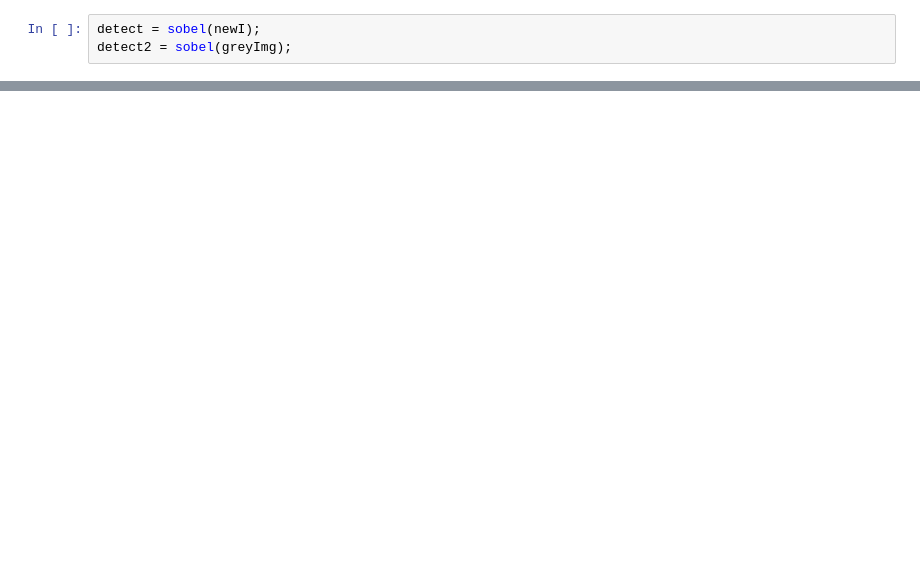
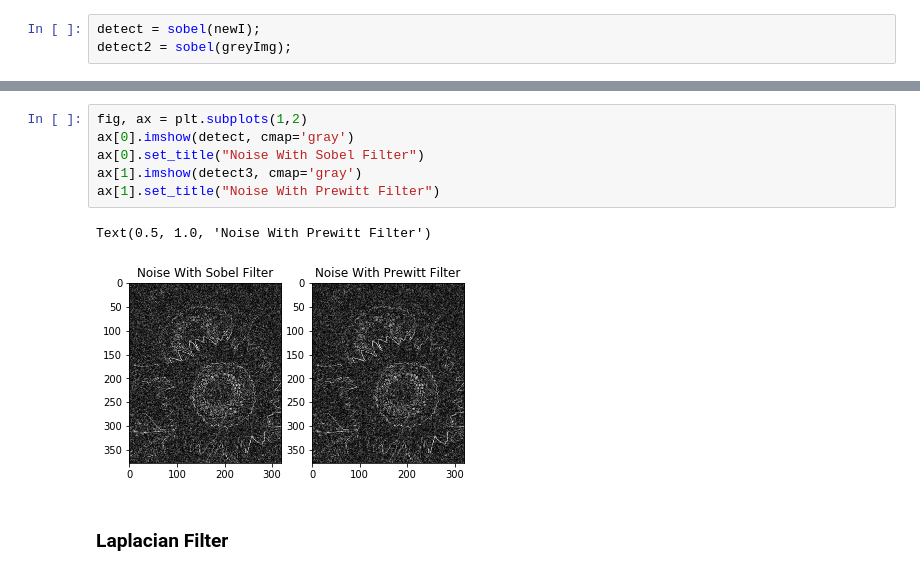
Before and after one commit to chloequinto/ImgProc, a Jupyter notebook: Project/Edge Detection.ipynb, the cells around one changed output, grey strips where cells are left out. Drawn from its saved outputs; the diff is of its cells as text; blank space fills up the shorter version.

```diff
--- a/Project/Edge Detection.ipynb
+++ b/Project/Edge Detection.ipynb
@@ -133,0 +150,11 @@ fig.subplots_adjust(hspace=0.5)
+# %%
+fig, ax = plt.subplots(1,2)
+ax[0].imshow(detect, cmap='gray')
+ax[0].set_title("Noise With Sobel Filter")
+ax[1].imshow(detect3, cmap='gray')
+ax[1].set_title("Noise With Prewitt Filter")
+# %% [output]
+Text(0.5, 1.0, 'Noise With Prewitt Filter')
+[figure, added]
+# %% [markdown]
+### Laplacian Filter
```
Also changed, not shown: parts of 15 cells of this notebook.
